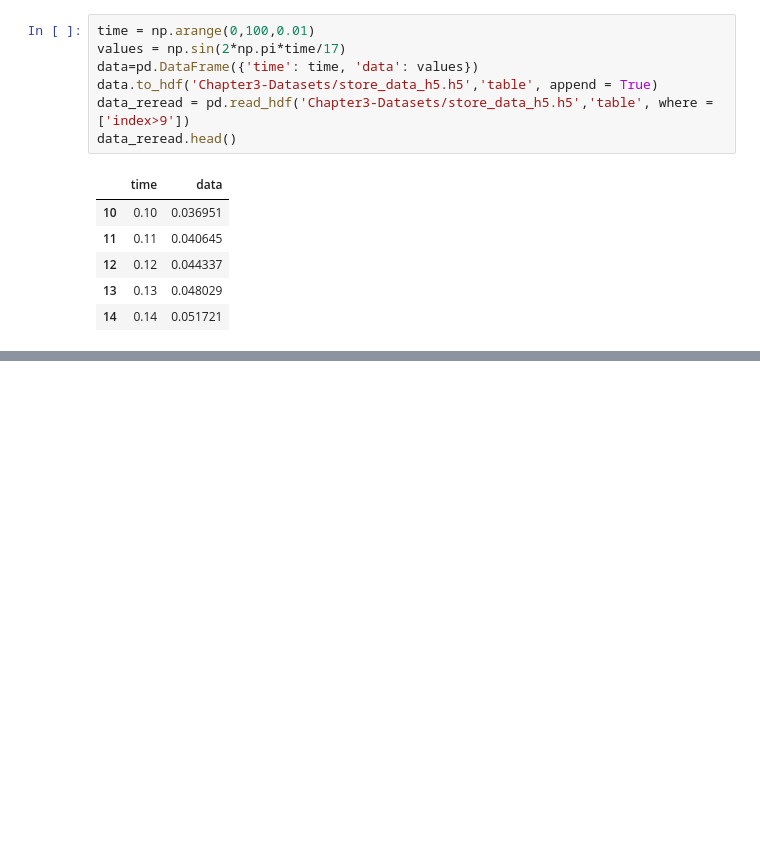
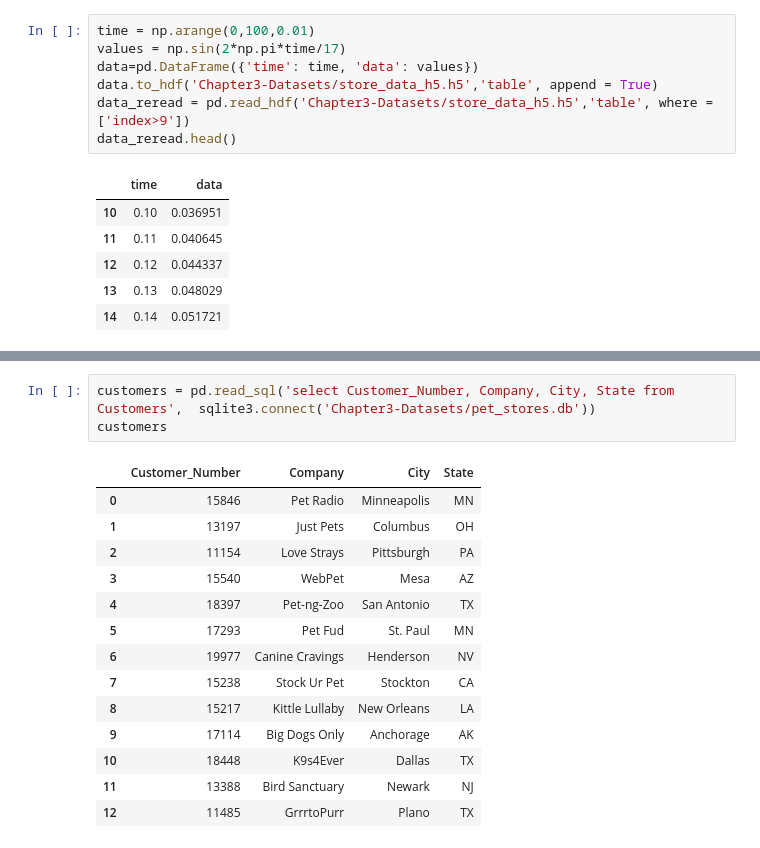
Before and after one commit to mlhudson1/CIDM4310-70_Pandas, a Jupyter notebook: Chapter3.ipynb, the cells around one changed output, grey strips where cells are left out. Cells and saved outputs as stored; diff of their text form; blank space fills up the shorter version.

```diff
--- a/Chapter3.ipynb
+++ b/Chapter3.ipynb
@@ -421,0 +438,18 @@ data_reread.head()
+# %%
+customers = pd.read_sql('select Customer_Number, Company, City, State from Customers',  sqlite3.connect('Chapter3-Datasets/pet_stores.db'))
+customers
+# %% [output]
+|  | Customer_Number | Company | City | State |
+| 0 | 15846 | Pet Radio | Minneapolis | MN |
+| 1 | 13197 | Just Pets | Columbus | OH |
+| 2 | 11154 | Love Strays | Pittsburgh | PA |
+| 3 | 15540 | WebPet | Mesa | AZ |
+| 4 | 18397 | Pet-ng-Zoo | San Antonio | TX |
+| 5 | 17293 | Pet Fud | St. Paul | MN |
+| 6 | 19977 | Canine Cravings | Henderson | NV |
+| 7 | 15238 | Stock Ur Pet | Stockton | CA |
+| 8 | 15217 | Kittle Lullaby | New Orleans | LA |
+| 9 | 17114 | Big Dogs Only | Anchorage | AK |
+| 10 | 18448 | K9s4Ever | Dallas | TX |
+| 11 | 13388 | Bird Sanctuary | Newark | NJ |
+| 12 | 11485 | GrrrtoPurr | Plano | TX |
```
Also changed, not shown: parts of 9 cells of this notebook, 1 other file.
